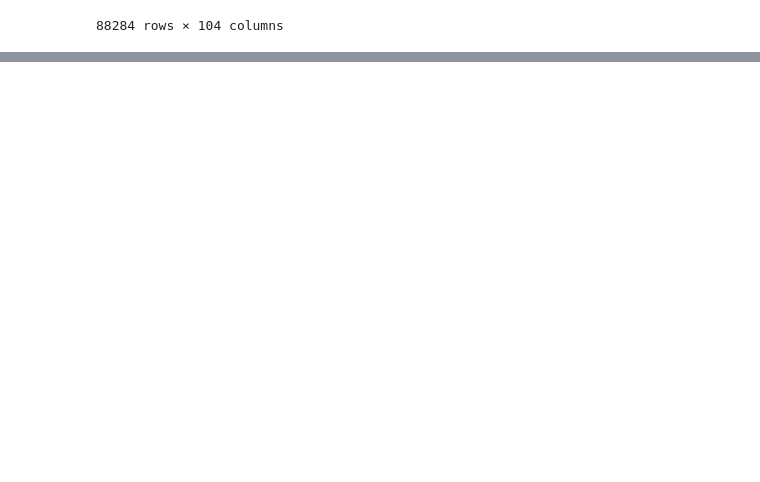
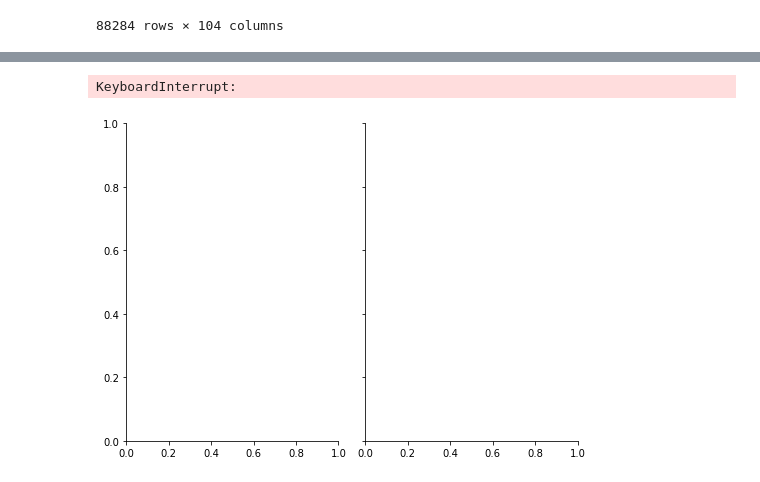
Before and after one commit to ConorD212/UCDPA_ConorDixon, a Jupyter notebook: DataSet 1 Patient Survival Prediction Dataset/DataSet 1 Patient Survival Prediction Dataset.ipynb, the cells around one changed output, grey strips where cells are left out. Cells and saved outputs as stored; diff of their text form; code cells hidden in the pictures; blank space fills up the shorter version.

```diff
--- a/DataSet 1 Patient Survival Prediction Dataset/DataSet 1 Patient Survival Prediction Dataset.ipynb
+++ b/DataSet 1 Patient Survival Prediction Dataset/DataSet 1 Patient Survival Prediction Dataset.ipynb
@@ -238,4 +251,11 @@ sns.countplot(y="bmi", data=data, color="c")
 # %%
 sns.catplot(x="icu_type", y="age", hue="bmi",
             col="gender", aspect=.7,
-            kind="swarm", data=data)
+            kind="point", data=data)
+return bool(asarray(a1 == a2).all())
+a1nan, a2nan = isnan(a1), isnan(a2)
+g.map_dataframe(plot_func, x=x, y=y, hue=hue, **plot_kws)
+self._facet_plot(func, ax, args, kwargs)
+# %% [output]
+KeyboardInterrupt:
+[figure, added]
```
Also changed, not shown: parts of 2 cells of this notebook.
